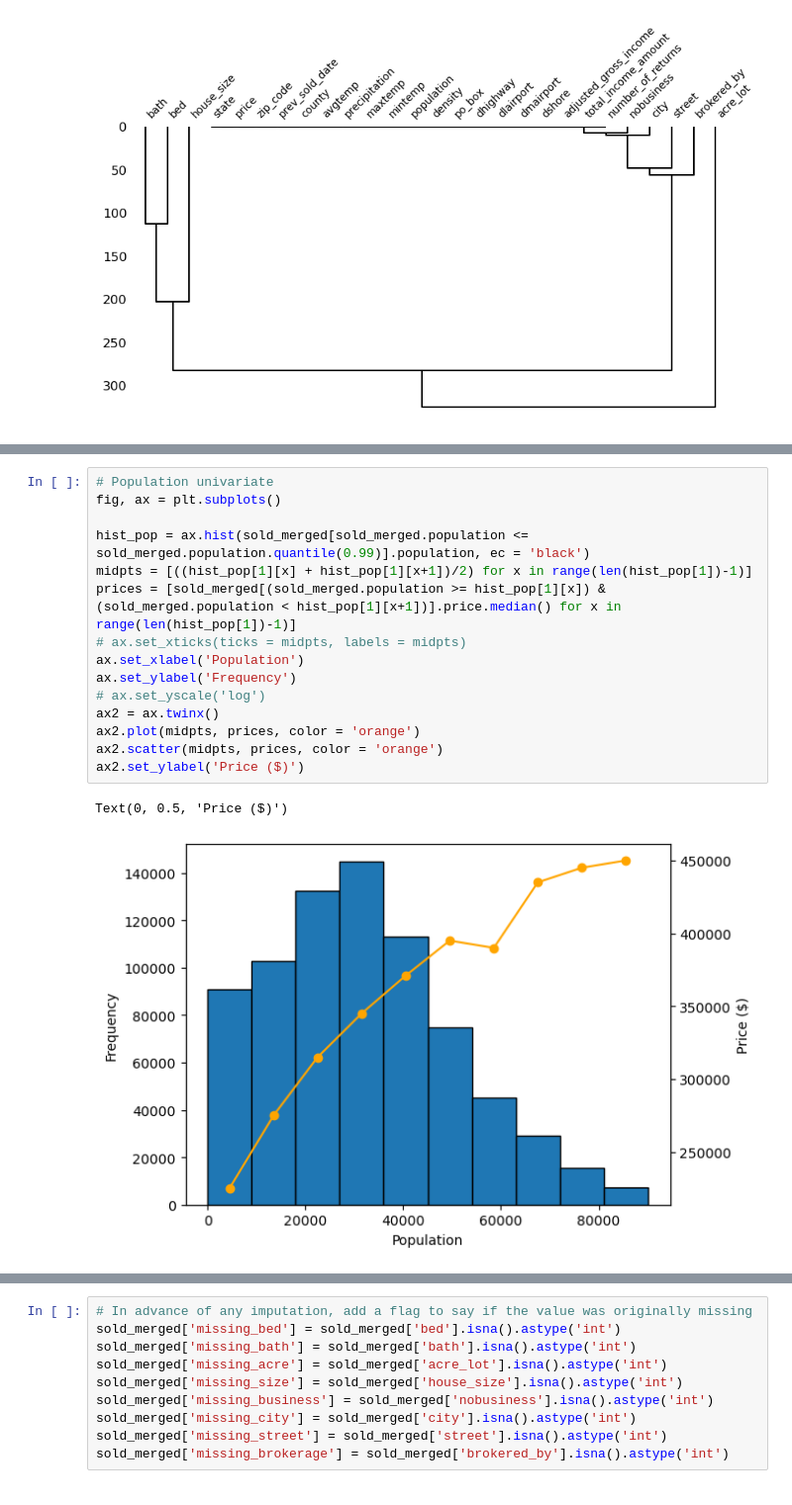
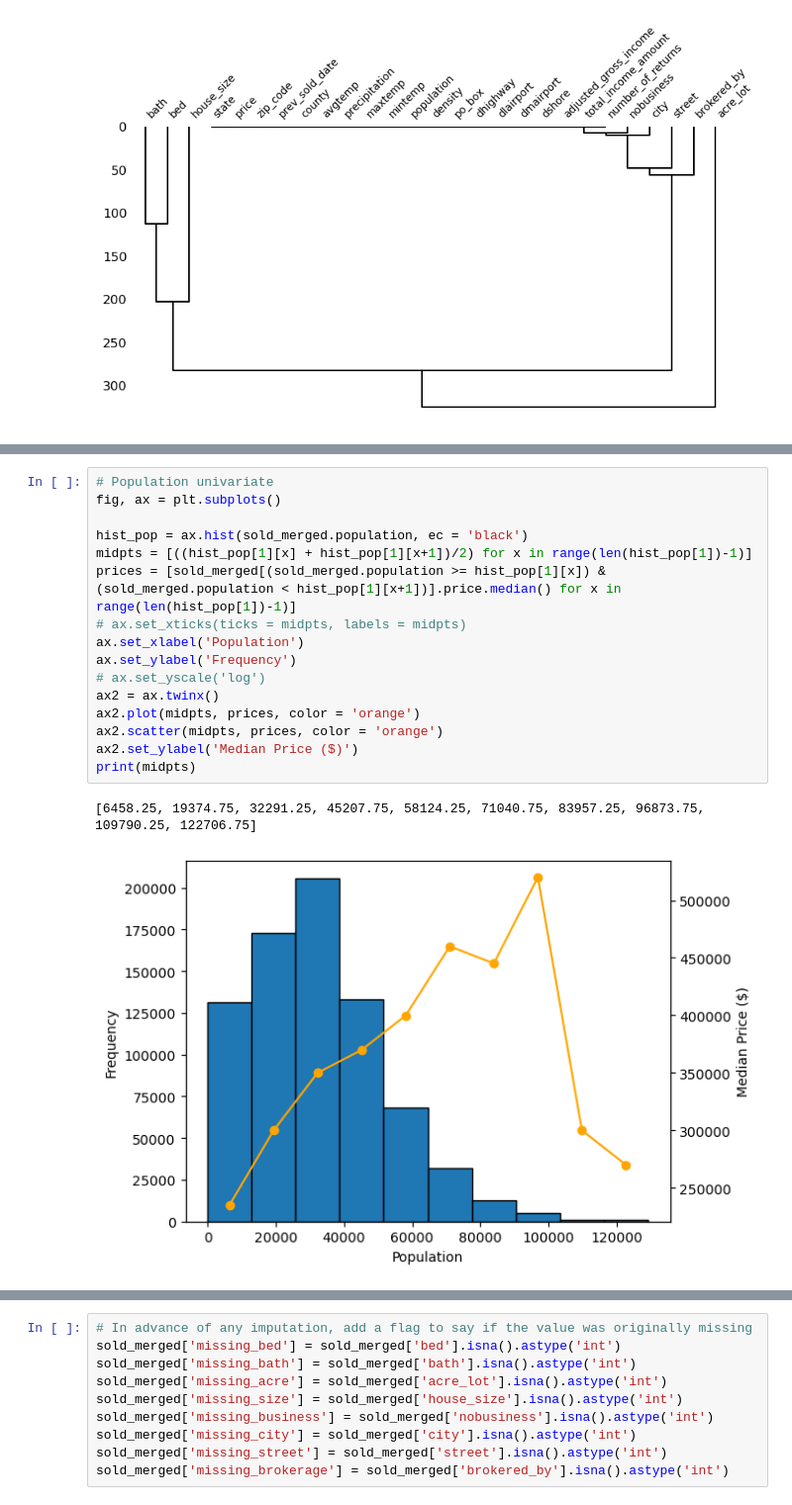
Before and after one commit to luke-dillon/PlacementProject, a Jupyter notebook: cleaning.ipynb, the cells around one changed output, grey strips where cells are left out. Shown at 99% size. Drawn from its saved outputs; the diff is of its cells as text.

```diff
--- a/cleaning.ipynb
+++ b/cleaning.ipynb
@@ -341,21 +260,22 @@ Text(0, 0.5, 'Price ($)')
 # %%
 # Population univariate
 fig, ax = plt.subplots()
 
-hist_pop = ax.hist(sold_merged[sold_merged.population <= sold_merged.population.quantile(0.99)].population, ec = 'black')
+hist_pop = ax.hist(sold_merged.population, ec = 'black')
 midpts = [((hist_pop[1][x] + hist_pop[1][x+1])/2) for x in range(len(hist_pop[1])-1)]
 prices = [sold_merged[(sold_merged.population >= hist_pop[1][x]) & (sold_merged.population < hist_pop[1][x+1])].price.median() for x in range(len(hist_pop[1])-1)]
 # ax.set_xticks(ticks = midpts, labels = midpts)
 ax.set_xlabel('Population')
 ax.set_ylabel('Frequency')
 # ax.set_yscale('log')
 ax2 = ax.twinx()
 ax2.plot(midpts, prices, color = 'orange')
 ax2.scatter(midpts, prices, color = 'orange')
-ax2.set_ylabel('Price ($)')
+ax2.set_ylabel('Median Price ($)')
+print(midpts)
 # %% [output]
-Text(0, 0.5, 'Price ($)')
+[6458.25, 19374.75, 32291.25, 45207.75, 58124.25, 71040.75, 83957.25, 96873.75, 109790.25, 122706.75]
-[figure, old version]
+[figure, new version]
 # %%
 # Density univariate
 fig, ax = plt.subplots()
```
Also changed, not shown: parts of 32 cells of this notebook.
